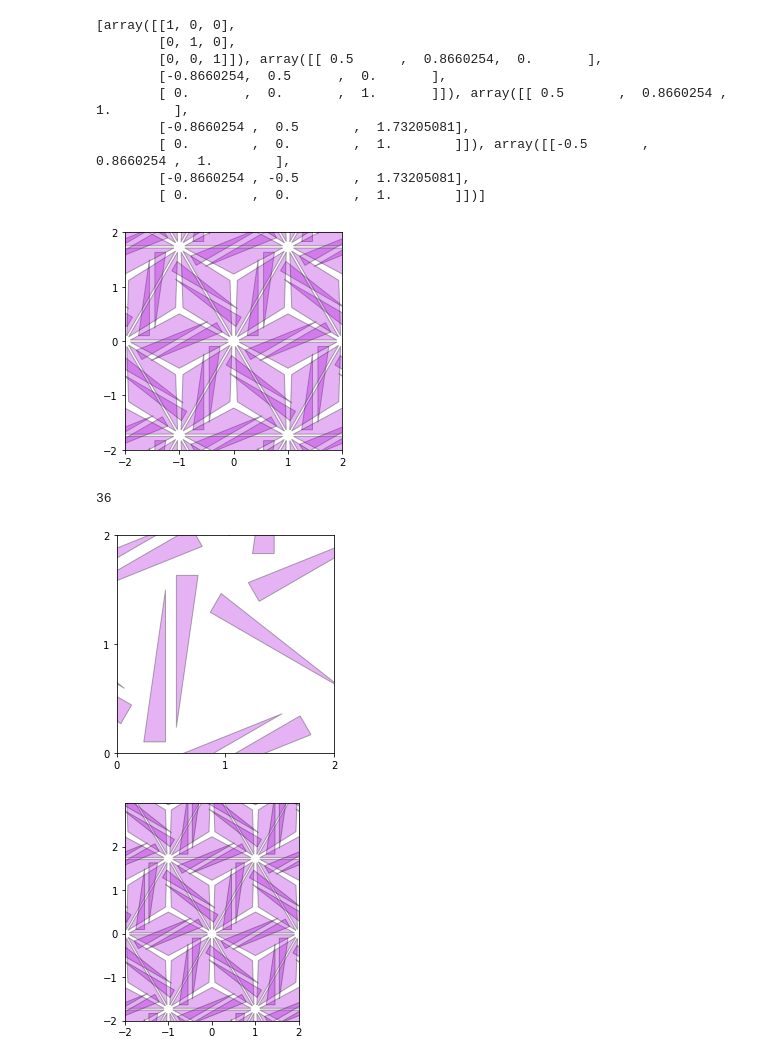
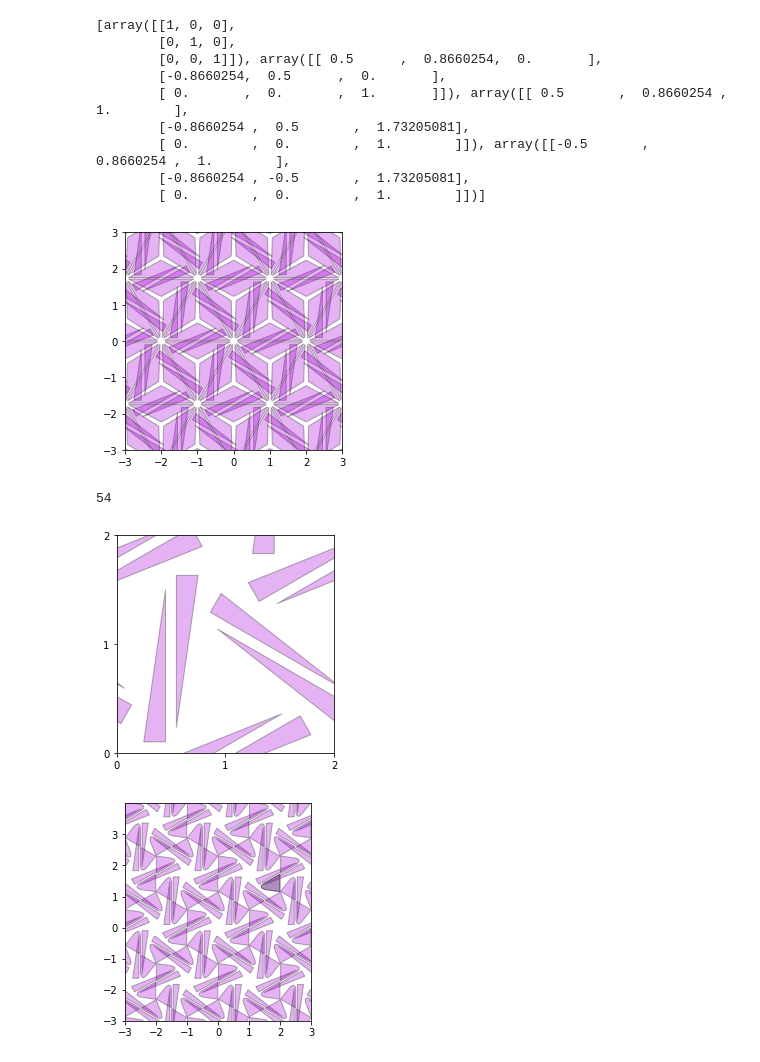
Before and after one commit to marinavas/poplocavanje, a Jupyter notebook: plocice.ipynb, the cells around one changed output. Saved outputs shown, nothing was run; the diff lists cells and outputs as text; code cells hidden in the pictures.

```diff
--- a/plocice.ipynb
+++ b/plocice.ipynb
@@ -18,8 +18,8 @@ izom_p6
 pol = Polygon([(0.25,0.1),(0.45, 0.1), (0.45,1.5)])
 
 tr = Polygon([(0.1,0.02),(1.9, 0.02), (1,0.5)])
-xmin,xmax,ymin,ymax = (-2,2,-2,2)
-okvir = [-2,2,-2,2]
+xmin,xmax,ymin,ymax = (-3,3,-3,3)
+okvir = [-3,3,-3,3]
 bx = plt.axes()
 bx.set_xlim(xmin,xmax)
 bx.set_xticks(range(xmin,xmax+1))
@@ -31,14 +31,14 @@ crtaj(izomgen_p6,tr,bx)
 
 plt.show()
 # %% [output]
-[figure, old version]
+[figure, new version]
 # %%
 def generisi_pol(izl,p):
     r = []
     for i in izl:
         q =affine_h(p,i)
         x,y = q.exterior.coords[0]
-        if(x<5 and x>-5 and y<5 and y>-5):
+        if(x<3 and x>-3 and y<3 and y>-3):
             r.append(q)
     return r
 # %%
@@ -58,8 +58,8 @@ for i in slike:
 print(len(slike))
 plt.show()
 # %% [output]
-36
+54
-[figure, old version]
+[figure, new version]
 # %%
 tacke0 = []
 b = [0]*200
@@ -81,18 +81,18 @@ for i in range(200):
 # %%
 ax = plt.axes()
 ax.set_xlim(xmin,xmax)
 ax.set_xticks(range(xmin,xmax+1))
 ax.set_ylim(ymin,ymax+1)
 ax.set_yticks(range(ymin,ymax+1))
 ax.set_aspect(1)
 
 m0 = MultiPoint(tacke0).convex_hull
 
-#patch = PolygonPatch(m0, facecolor='#005100', edgecolor='#000000', alpha=0.3, zorder=2)
-#ax.add_patch(patch)
-crtaj(izomgen_p6,tr,ax)
+patch = PolygonPatch(m0, facecolor='#005100', edgecolor='#000000', alpha=0.3, zorder=2)
+ax.add_patch(patch)
+#crtaj(izomgen_p6,tr,ax)
 crtaj(izomgen_p6,pol,ax)
-#crtaj(izomgen_p6,m0,ax)
+crtaj(izomgen_p6,m0,ax)
 m_a = generisi_pol(izomgen_p6,m0)
 # %% [output]
-[figure, old version]
+[figure, new version]
```
Also changed, not shown: 3 other files.
